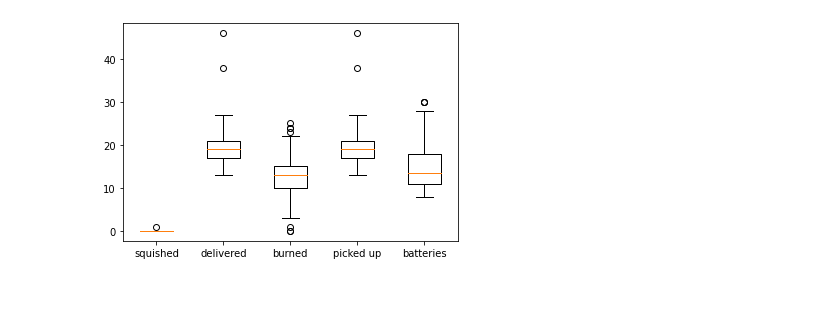
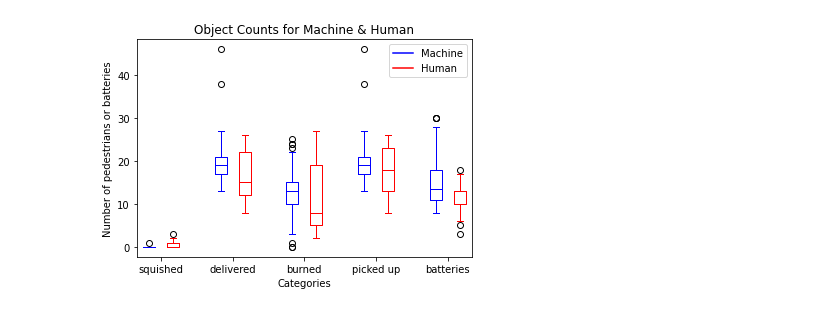
Before and after one commit to maggie-j-liu/bwsi-sgai-2021, a Jupyter notebook: data_processing.ipynb, the cells around one changed output. Cells and saved outputs as stored; diff of their text form; code cells hidden in the pictures.

Commit message:
better object box plot

```diff
--- a/data_processing.ipynb
+++ b/data_processing.ipynb
@@ -48,13 +58,37 @@ human_df.describe()
 # %%
 # get box plots for objects
 
 machine_to_plot = machine_df.drop(columns=['game_id'])
+human_to_plot = human_df.drop(columns=['game_id'])
 # print(machine_to_plot.dtypes)
 # machine_to_plot.columns
 for idx, column in enumerate(['object_data.squished', 'object_data.delivered', 'object_data.burned',
                               'object_data.peds_picked_up', 'object_data.batteries']):
-    plt.boxplot(machine_to_plot[column], positions = [idx+1], widths = 0.5)
-plt.xticks(np.arange(1, 6), ['squished', 'delivered', 'burned', 'picked up', 'batteries'])
+
+    bp = plt.boxplot([machine_to_plot[column], human_to_plot[column]], positions=[3*idx+1, 3*idx+2], widths=0.5)
+
+    # blue is machine, red is human
+    plt.setp(bp['boxes'][0], color='blue')
+    plt.setp(bp['caps'][0:2], color='blue')
+    plt.setp(bp['whiskers'][0:2], color='blue')
+    plt.setp(bp['fliers'][0:2], color='blue')
+    plt.setp(bp['medians'][0], color='blue')
+
+    plt.setp(bp['boxes'][1], color='red')
+    plt.setp(bp['caps'][2:4], color='red')
+    plt.setp(bp['whiskers'][2:4], color='red')
+    plt.setp(bp['fliers'][0:2], color='red')
+    plt.setp(bp['medians'][1], color='red')
+
+plt.xticks(np.arange(1, 15, step=3) + 0.5, ['squished', 'delivered', 'burned', 'picked up', 'batteries'])
+plt.title('Object Counts for Machine & Human')
+plt.ylabel('Number of pedestrians or batteries')
+plt.xlabel('Categories')
+
+plt.plot([], c='blue', label='Machine')
+plt.plot([], c='red', label='Human')
+plt.legend()
+
 plt.show()
 # %% [output]
-[figure, old version]
+[figure, new version]
```
Also changed, not shown: parts of 1 cell of this notebook.
